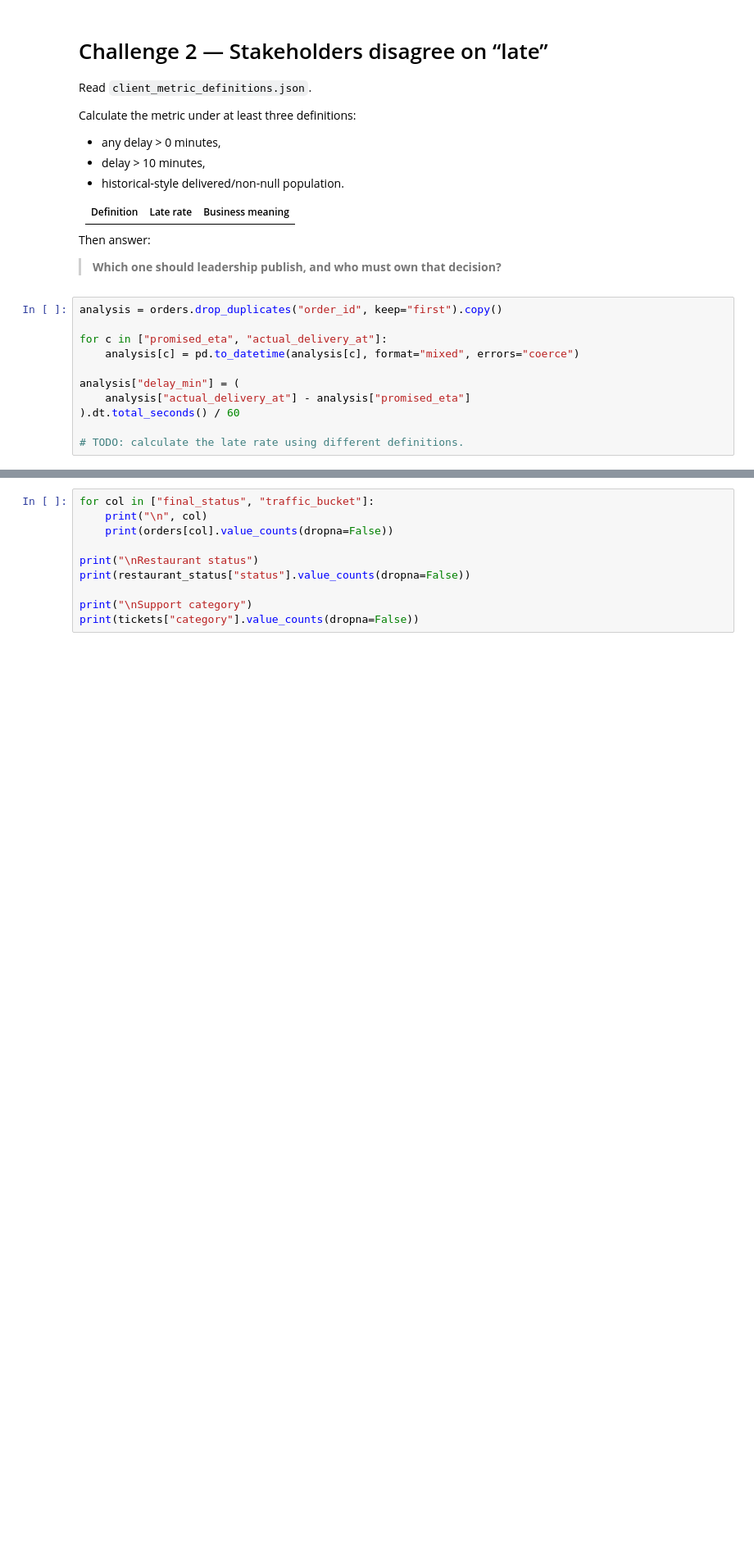
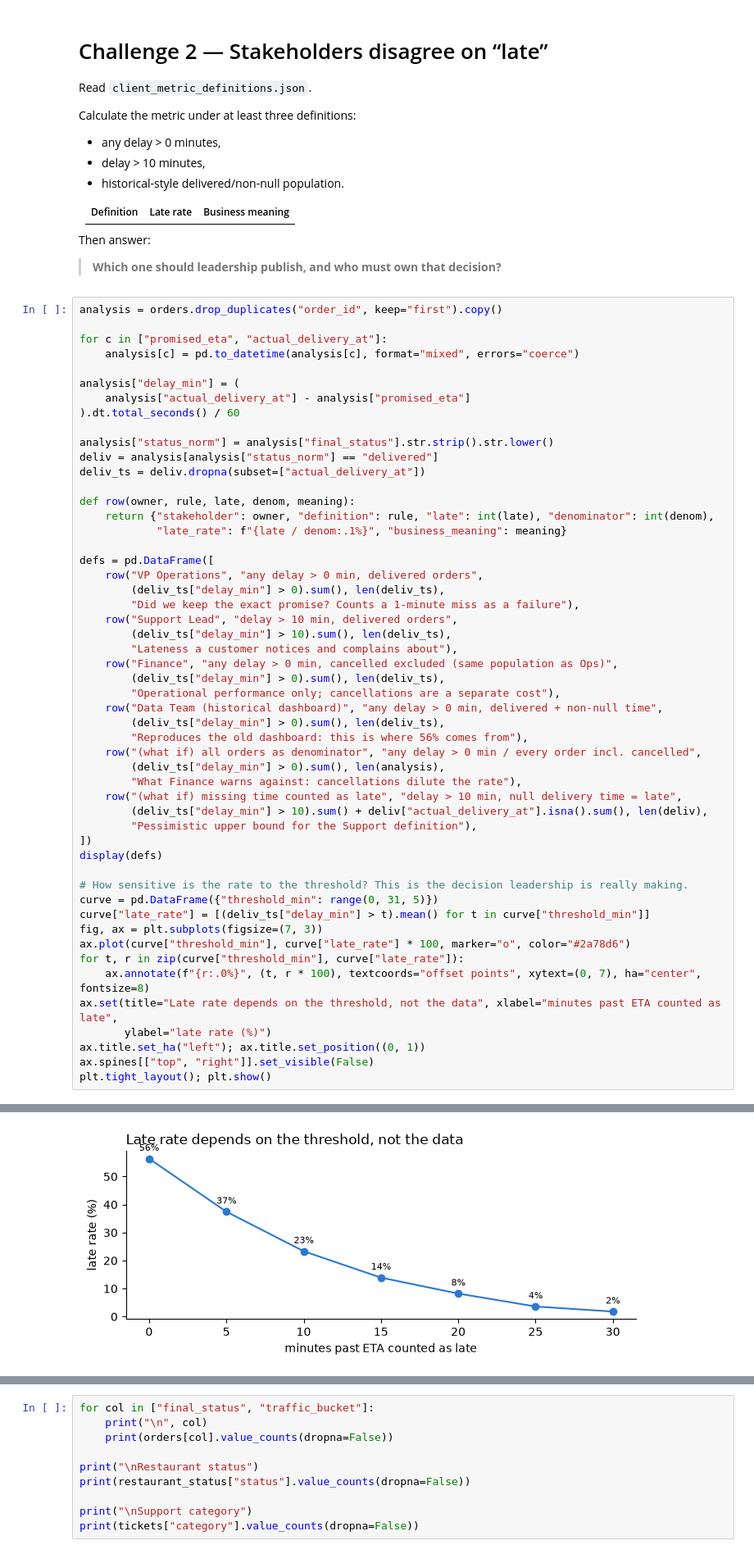
Before and after one commit to parthdagia05/divvyRebalancingWithMyIQ, a Jupyter notebook: flasheats-challenges/FlashEats_Class6_Student.ipynb, the cells around one changed output, grey strips where cells are left out. Shown at 82% size. Saved outputs shown, nothing was run; the diff lists cells and outputs as text; blank space fills up the shorter version.

Commit message:
Class 6 Challenge 2: compare stakeholder late definitions and name the KPI owner

```diff
--- a/flasheats-challenges/FlashEats_Class6_Student.ipynb
+++ b/flasheats-challenges/FlashEats_Class6_Student.ipynb
@@ -291,4 +291,46 @@ analysis["delay_min"] = (
     analysis["actual_delivery_at"] - analysis["promised_eta"]
 ).dt.total_seconds() / 60
 
-# TODO: calculate the late rate using different definitions.
+analysis["status_norm"] = analysis["final_status"].str.strip().str.lower()
+deliv = analysis[analysis["status_norm"] == "delivered"]
+deliv_ts = deliv.dropna(subset=["actual_delivery_at"])
+
+def row(owner, rule, late, denom, meaning):
+    return {"stakeholder": owner, "definition": rule, "late": int(late), "denominator": int(denom),
+            "late_rate": f"{late / denom:.1%}", "business_meaning": meaning}
+
+defs = pd.DataFrame([
+    row("VP Operations", "any delay > 0 min, delivered orders",
+        (deliv_ts["delay_min"] > 0).sum(), len(deliv_ts),
+        "Did we keep the exact promise? Counts a 1-minute miss as a failure"),
+    row("Support Lead", "delay > 10 min, delivered orders",
+        (deliv_ts["delay_min"] > 10).sum(), len(deliv_ts),
+        "Lateness a customer notices and complains about"),
+    row("Finance", "any delay > 0 min, cancelled excluded (same population as Ops)",
+        (deliv_ts["delay_min"] > 0).sum(), len(deliv_ts),
+        "Operational performance only; cancellations are a separate cost"),
+    row("Data Team (historical dashboard)", "any delay > 0 min, delivered + non-null time",
+        (deliv_ts["delay_min"] > 0).sum(), len(deliv_ts),
+        "Reproduces the old dashboard: this is where 56% comes from"),
+    row("(what if) all orders as denominator", "any delay > 0 min / every order incl. cancelled",
+        (deliv_ts["delay_min"] > 0).sum(), len(analysis),
+        "What Finance warns against: cancellations dilute the rate"),
+    row("(what if) missing time counted as late", "delay > 10 min, null delivery time = late",
+        (deliv_ts["delay_min"] > 10).sum() + deliv["actual_delivery_at"].isna().sum(), len(deliv),
+        "Pessimistic upper bound for the Support definition"),
+])
+display(defs)
+
+# How sensitive is the rate to the threshold? This is the decision leadership is really making.
+curve = pd.DataFrame({"threshold_min": range(0, 31, 5)})
+curve["late_rate"] = [(deliv_ts["delay_min"] > t).mean() for t in curve["threshold_min"]]
+fig, ax = plt.subplots(figsize=(7, 3))
+ax.plot(curve["threshold_min"], curve["late_rate"] * 100, marker="o", color="#2a78d6")
+for t, r in zip(curve["threshold_min"], curve["late_rate"]):
+    ax.annotate(f"{r:.0%}", (t, r * 100), textcoords="offset points", xytext=(0, 7), ha="center", fontsize=8)
+ax.set(title="Late rate depends on the threshold, not the data", xlabel="minutes past ETA counted as late",
+       ylabel="late rate (%)")
+ax.title.set_ha("left"); ax.title.set_position((0, 1))
+ax.spines[["top", "right"]].set_visible(False)
+plt.tight_layout(); plt.show()
+# %% [output]
@@ -294,0 +344 @@ analysis["delay_min"] = (
+[figure, added]
```
Also changed, not shown: parts of 2 cells of this notebook.
